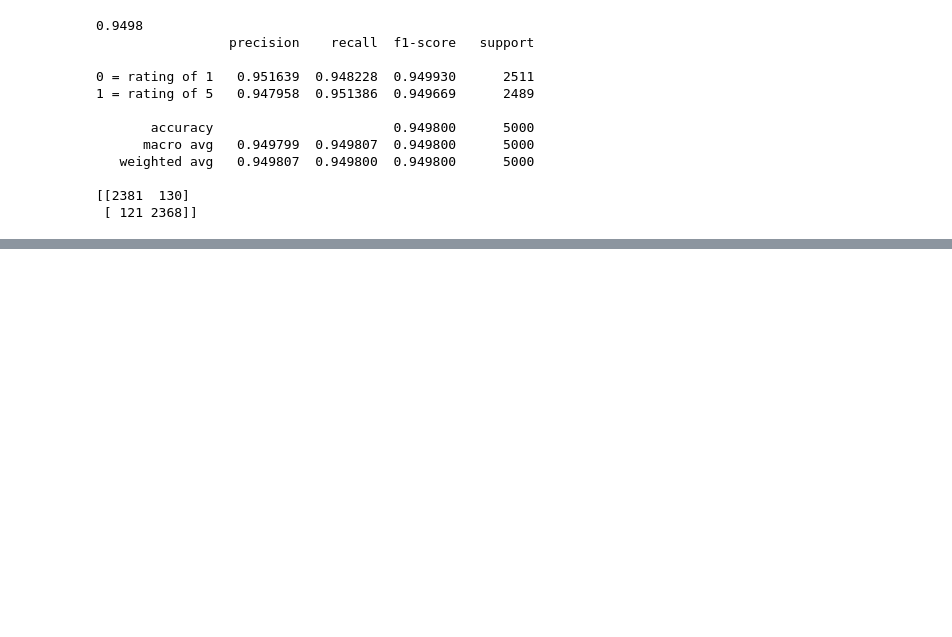
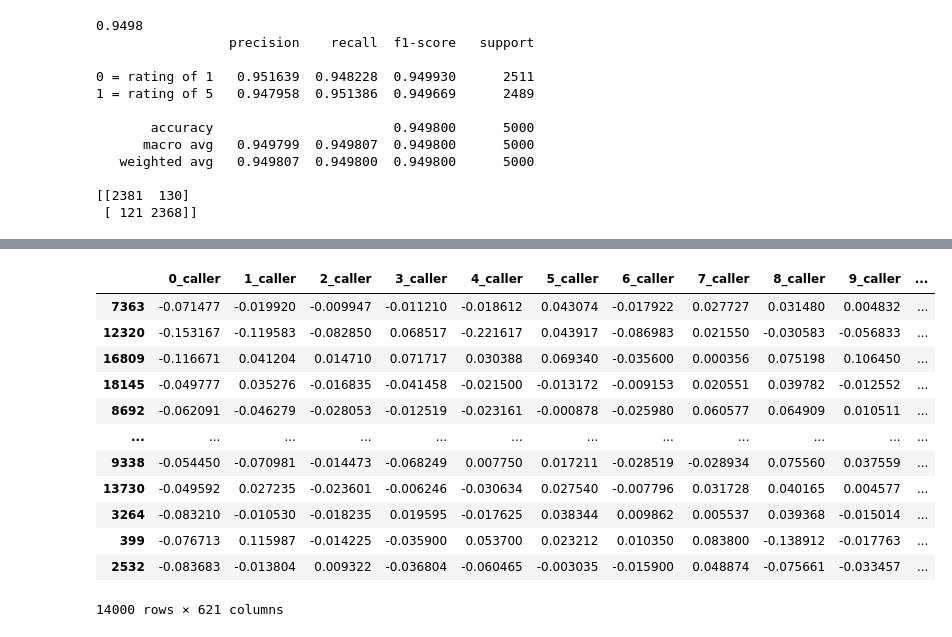
Before and after one commit to sophiej-s/MSThesis-I, a Jupyter notebook: wk15.ipynb, the cells around one changed output, grey strips where cells are left out. Saved outputs shown, nothing was run; the diff lists cells and outputs as text; code cells hidden in the pictures; blank space fills up the shorter version.

```diff
--- a/wk15.ipynb
+++ b/wk15.ipynb
@@ -502,0 +671,2 @@ grid_search_ABC = GridSearchCV(ABC, param_grid=param_grid, scoring = 'roc_auc')
+# %%
+X_train, X_test, y_train, y_test = train_test_split(embed_emptions_combined, N_rewiews['star_rating'],  random_state=56, test_size=0.3)
@@ -502,0 +795,16 @@ grid_search_ABC = GridSearchCV(ABC, param_grid=param_grid, scoring = 'roc_auc')
+# %%
+X_train
+# %% [output]
+|  | 0_caller | 1_caller | 2_caller | 3_caller | 4_caller | 5_caller | 6_caller | 7_caller | 8_caller | 9_caller | ... |
+| 7363 | -0.071477 | -0.019920 | -0.009947 | -0.011210 | -0.018612 | 0.043074 | -0.017922 | 0.027727 | 0.031480 | 0.004832 | ... |
+| 12320 | -0.153167 | -0.119583 | -0.082850 | 0.068517 | -0.221617 | 0.043917 | -0.086983 | 0.021550 | -0.030583 | -0.056833 | ... |
+| 16809 | -0.116671 | 0.041204 | 0.014710 | 0.071717 | 0.030388 | 0.069340 | -0.035600 | 0.000356 | 0.075198 | 0.106450 | ... |
+| 18145 | -0.049777 | 0.035276 | -0.016835 | -0.041458 | -0.021500 | -0.013172 | -0.009153 | 0.020551 | 0.039782 | -0.012552 | ... |
+| 8692 | -0.062091 | -0.046279 | -0.028053 | -0.012519 | -0.023161 | -0.000878 | -0.025980 | 0.060577 | 0.064909 | 0.010511 | ... |
+| ... | ... | ... | ... | ... | ... | ... | ... | ... | ... | ... | ... |
+| 9338 | -0.054450 | -0.070981 | -0.014473 | -0.068249 | 0.007750 | 0.017211 | -0.028519 | -0.028934 | 0.075560 | 0.037559 | ... |
+| 13730 | -0.049592 | 0.027235 | -0.023601 | -0.006246 | -0.030634 | 0.027540 | -0.007796 | 0.031728 | 0.040165 | 0.004577 | ... |
+| 3264 | -0.083210 | -0.010530 | -0.018235 | 0.019595 | -0.017625 | 0.038344 | 0.009862 | 0.005537 | 0.039368 | -0.015014 | ... |
+| 399 | -0.076713 | 0.115987 | -0.014225 | -0.035900 | 0.053700 | 0.023212 | 0.010350 | 0.083800 | -0.138912 | -0.017763 | ... |
+| 2532 | -0.083683 | -0.013804 | 0.009322 | -0.036804 | -0.060465 | -0.003035 | -0.015900 | 0.048874 | -0.075661 | -0.033457 | ... |
+14000 rows × 621 columns
```
Also changed, not shown: parts of 42 cells of this notebook.
